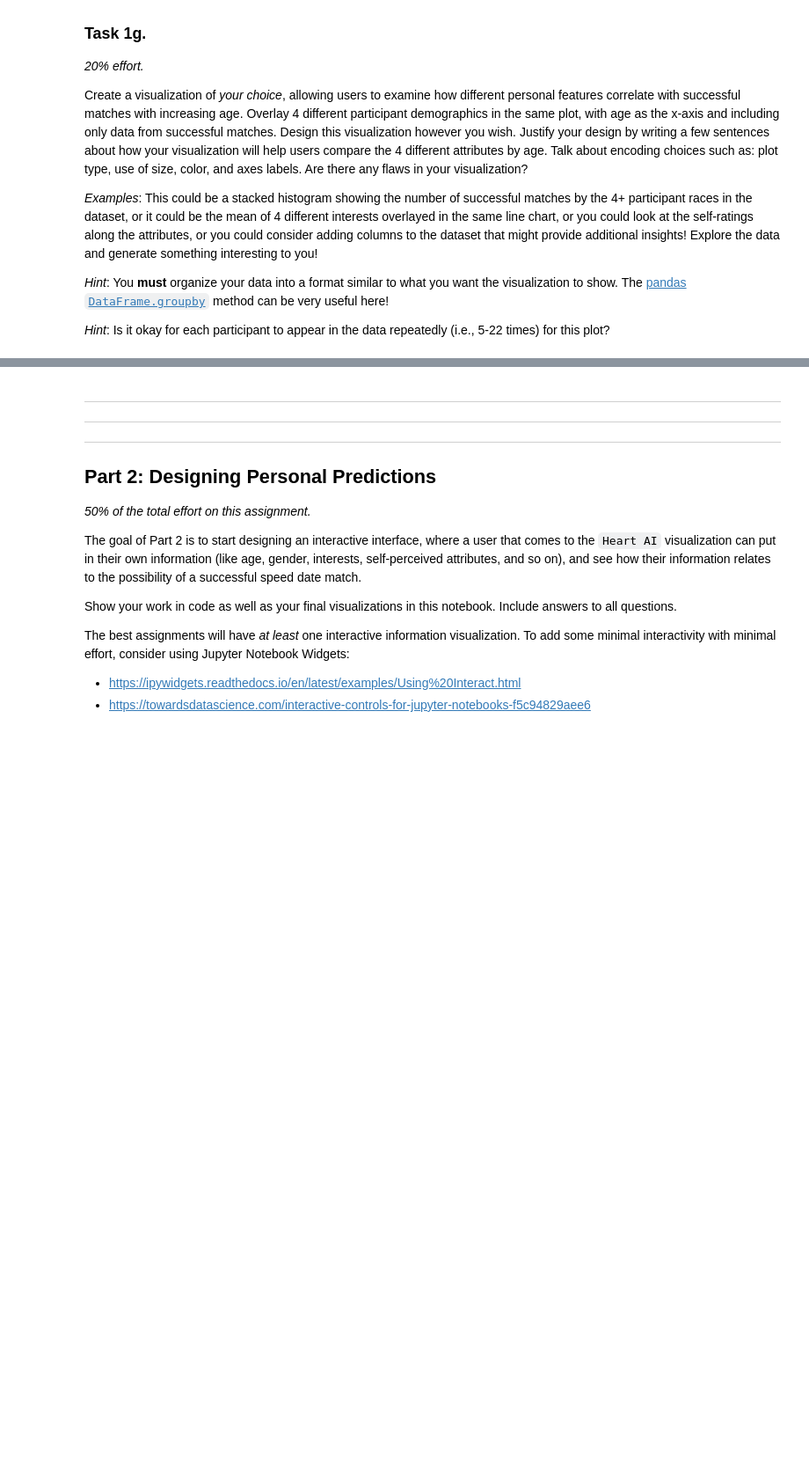
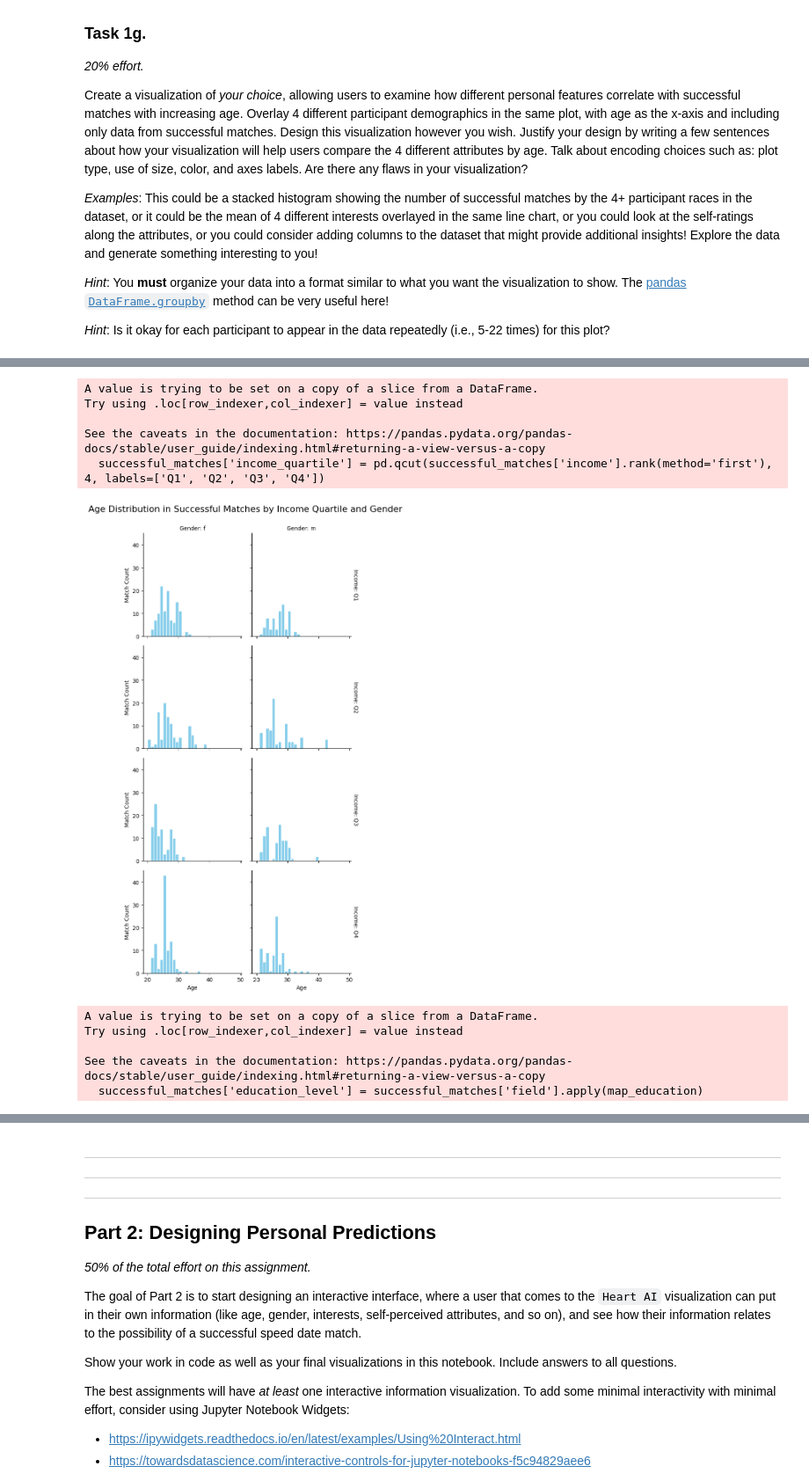
Before and after one commit to bern1ard0/haii-a3, a Jupyter notebook: User_Viz_Predictive_Models.ipynb, the cells around one changed output, grey strips where cells are left out. Shown: that part at 88% size. Cells and saved outputs as stored; diff of their text form; code cells hidden in the pictures; blank space fills up the shorter version.

```diff
--- a/User_Viz_Predictive_Models.ipynb
+++ b/User_Viz_Predictive_Models.ipynb
@@ -175,0 +242,67 @@ _Hint_: Is it okay for each participant to appear in the data repeatedly (i.e.,
+# %%
+# Code that generates your visualization:
+import seaborn as sns
+import numpy as np
+# Filtering the DataFrame for successful matches
+successful_matches = dates[dates['match'] == 'y']
+# Preparing data: Categorize income into quantiles
+successful_matches['income_quartile'] = pd.qcut(successful_matches['income'].rank(method='first'), 4, labels=['Q1', 'Q2', 'Q3', 'Q4'])
+
+#FacetGrid of the impact of income on match by gender
+palette = {'f': 'pink', 'm': 'blue'}
+g_income = sns.FacetGrid(successful_matches, row='income_quartile', col='gender', margin_titles=True, palette= palette)
+# Histogram plot for the 'age' column
+g_income.map(plt.hist, 'age', bins=np.arange(20, 50, 1), color= "skyblue", edgecolor='white')
+
+# Titles and labels
+g_income.figure.suptitle('Age Distribution in Successful Matches by Income Quartile and Gender', fontsize=16, y=1.03)
+g_income.set_axis_labels('Age', 'Match Count')
+g_income.set_titles(row_template='Income: {row_name}', col_template='Gender: {col_name}')
+plt.show()
+#Grouping Education Field into STEM, Law, Arts, and Other
+def map_education(field):
+    if 'Engineering' in field or 'Computer' in field or 'Science' in field:
+        return 'STEM'
+    elif 'Law' in field:
+        return 'Law'
+    elif 'Art' in field or 'Music' in field or 'Design' in field:
+        return 'Arts'
+    else:
+        return 'Other'
+
+successful_matches['education_level'] = successful_matches['field'].apply(map_education)
+# Box plot comparing how education field impacts matching between men and women across ages
+plt.figure(figsize=(14, 7))
+sns.boxplot(x='age', y='education_level', hue='gender', data=successful_matches)
+plt.title('Impact of Education Field on Match Success by Age and Gender')
+plt.xlabel('Age')
+plt.ylabel('Education Field')
+plt.legend(title='Gender')
+plt.show()
+
+
+
+# FacetGrid of the impact of education
+gender_palette = {'f': 'pink', 'm': 'blue'}
+g_educ = sns.FacetGrid(successful_matches, row='education_level', col='gender', margin_titles=True, palette= gender_palette)
+# Map a histogram plot for the 'age' column
+g_educ.map(plt.hist, 'age', bins=np.arange(20, 50, 1), color= 'skyblue', edgecolor='white')
+
+# Titles and labels
+g_educ.figure.suptitle('Impact of Education Field on Match Success by Age and Gender', fontsize=16, y=1.03)
+g_educ.set_axis_labels('Age', 'Match Count')
+g_educ.set_titles(row_template='Education Level: {row_name}', col_template='Gender: {col_name}')
+g_educ.add_legend()
+plt.show()
+# %% [output]
+A value is trying to be set on a copy of a slice from a DataFrame.
+Try using .loc[row_indexer,col_indexer] = value instead
+
+See the caveats in the documentation: https://pandas.pydata.org/pandas-docs/stable/user_guide/indexing.html#returning-a-view-versus-a-copy
+  successful_matches['income_quartile'] = pd.qcut(successful_matches['income'].rank(method='first'), 4, labels=['Q1', 'Q2', 'Q3', 'Q4'])
+[figure, added]
+A value is trying to be set on a copy of a slice from a DataFrame.
+Try using .loc[row_indexer,col_indexer] = value instead
+
+See the caveats in the documentation: https://pandas.pydata.org/pandas-docs/stable/user_guide/indexing.html#returning-a-view-versus-a-copy
+  successful_matches['education_level'] = successful_matches['field'].apply(map_education)
```
Also changed, not shown: parts of 18 cells of this notebook, 3 other files.
